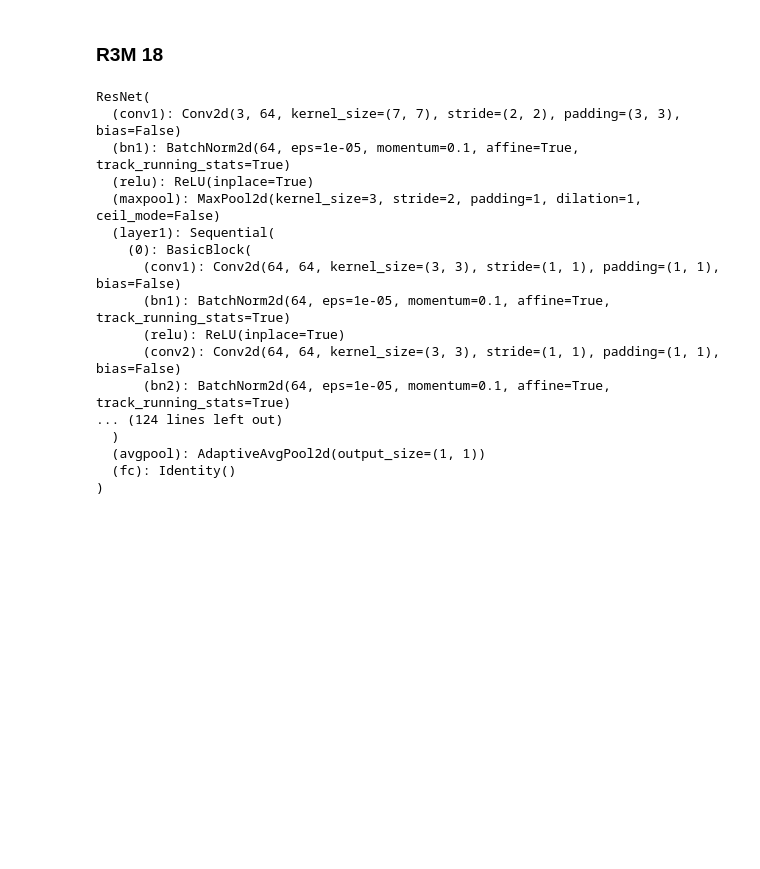
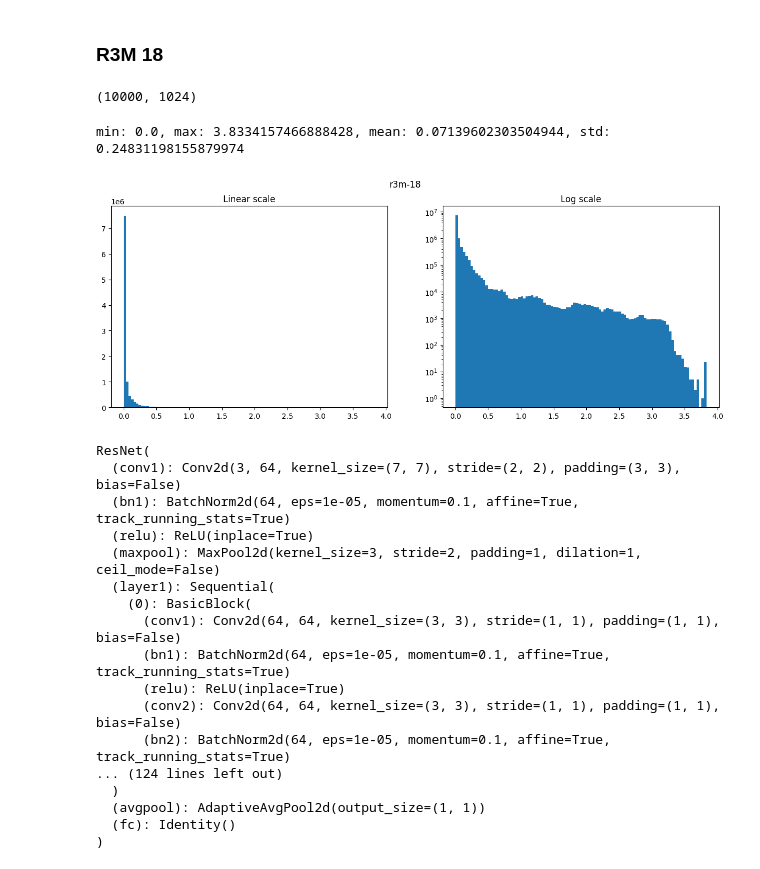
Before and after one commit to ankile/robust-rearrangement, a Jupyter notebook: notebooks/10_la_investigate_data.ipynb, the cells around one changed output. Cells and saved outputs as stored; diff of their text form; code cells hidden in the pictures; blank space fills up the shorter version.

```diff
--- a/notebooks/10_la_investigate_data.ipynb
+++ b/notebooks/10_la_investigate_data.ipynb
@@ -96,6 +96,21 @@ min: 0.0, max: 2908.44189453125, mean: 2.531458739697648, std: 34.34539680908851
 [figure]
 # %% [markdown]
 ### R3M 18
+# %%
+r3m18 = zarr.open(
+    "/data/scratch/ankile/furniture-data/data/processed/sim/feature/r3m_18/one_leg/low/data.zarr"
+)["observations"][:10_000, 14:]
+# %%
+r3m18_flat = r3m18.reshape(-1)
+r3m18.shape
+# %% [output]
+(10000, 1024)
+# %%
+print_stats(r3m18_flat)
+make_hist(r3m18_flat, "r3m-18")
+# %% [output]
+min: 0.0, max: 3.8334157466888428, mean: 0.07139602303504944, std: 0.24831198155879974
+[figure, added]
 # %%
 enc = get_encoder("r3m_34", device="cuda:1").model
 norm = enc.normlayer
```
Also changed, not shown: 3 other files.
